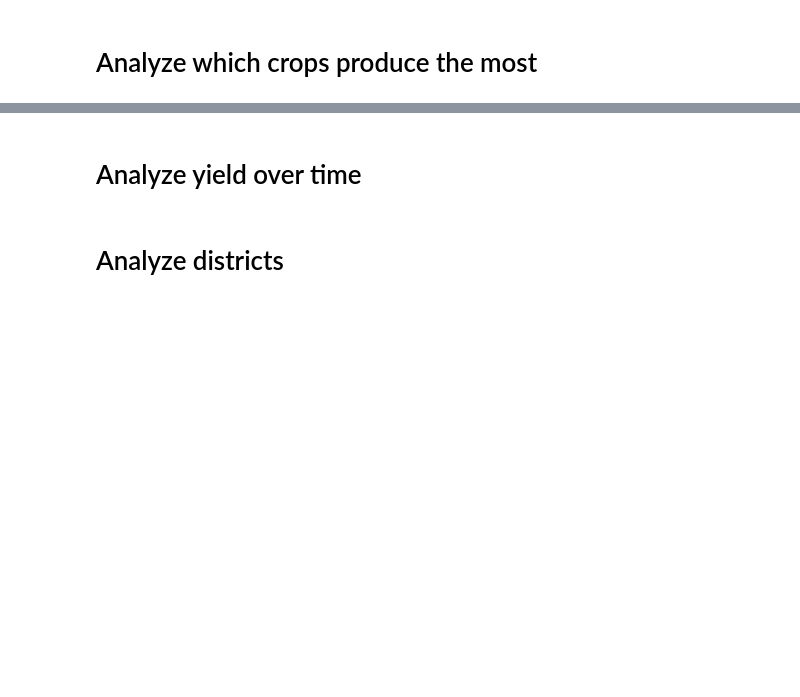
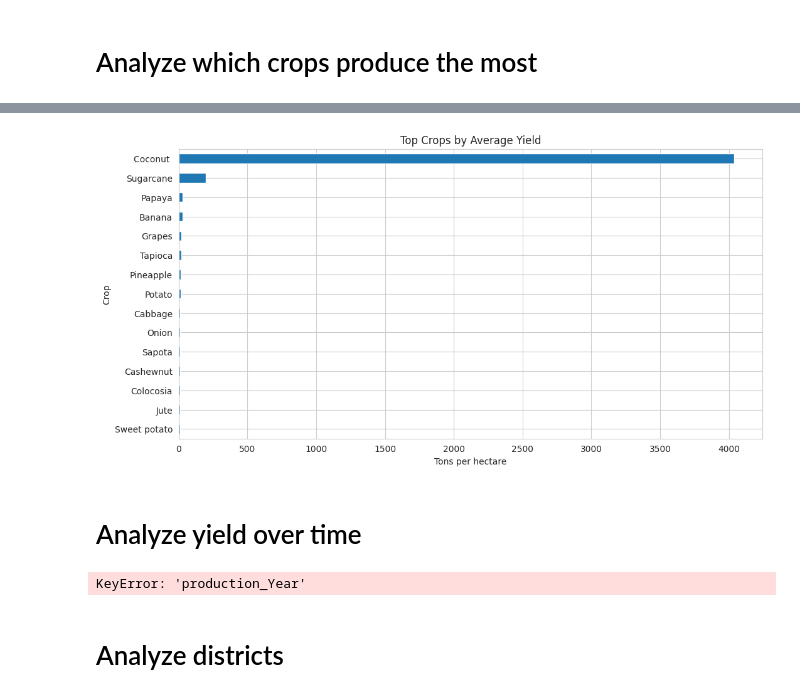
Before and after one commit to Rini43/Agricultural-Intelligence, a Jupyter notebook: crop.ipynb, the cells around one changed output, grey strips where cells are left out. Cells and saved outputs as stored; diff of their text form; code cells hidden in the pictures; blank space fills up the shorter version.

```diff
--- a/crop.ipynb
+++ b/crop.ipynb
@@ -274,23 +330,25 @@ plt.show()
 # %%
 plt.figure(figsize=(12, 6))
 
-crop_summary.sort_values(
+production_summary.sort_values(
     "avg_yield",
     ascending=False
 ).head(15)["avg_yield"].sort_values().plot(
     kind="barh"
 )
 
 plt.title("Top Crops by Average Yield")
 plt.xlabel("Tons per hectare")
 
 plt.show()
+# %% [output]
+[figure, added]
 # %% [markdown]
 # Analyze yield over time
 # %%
 yearly_yield = (
-    crop_df
-    .groupby("Crop_Year")["Yield_ton_per_ha"]
+    production_df
+    .groupby("production_Year")["Yield_ton_per_ha"]
     .mean()
 )
 
@@ -303,5 +361,7 @@ plt.xlabel("Year")
 plt.ylabel("Average Yield (tons/hectare)")
 
 plt.show()
+# %% [output]
+KeyError: 'production_Year'
 # %%
 yearly_production = (
```
Also changed, not shown: parts of 28 cells of this notebook.
